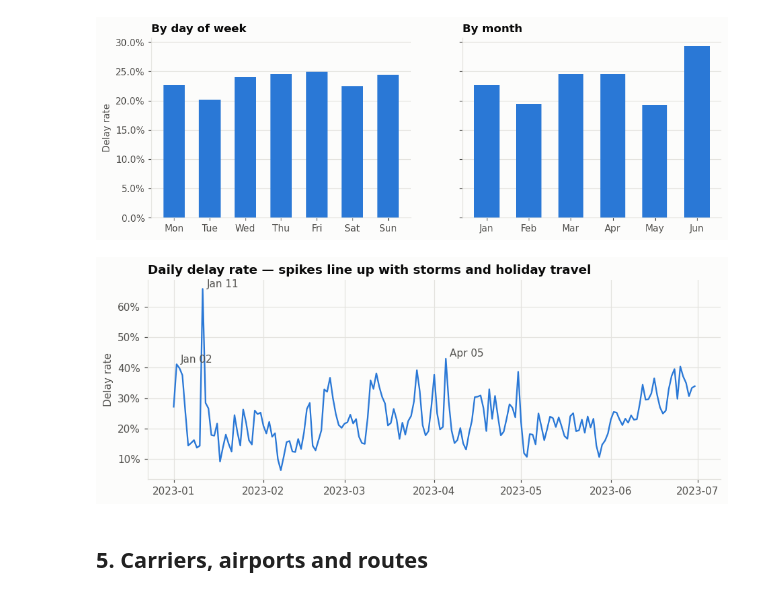
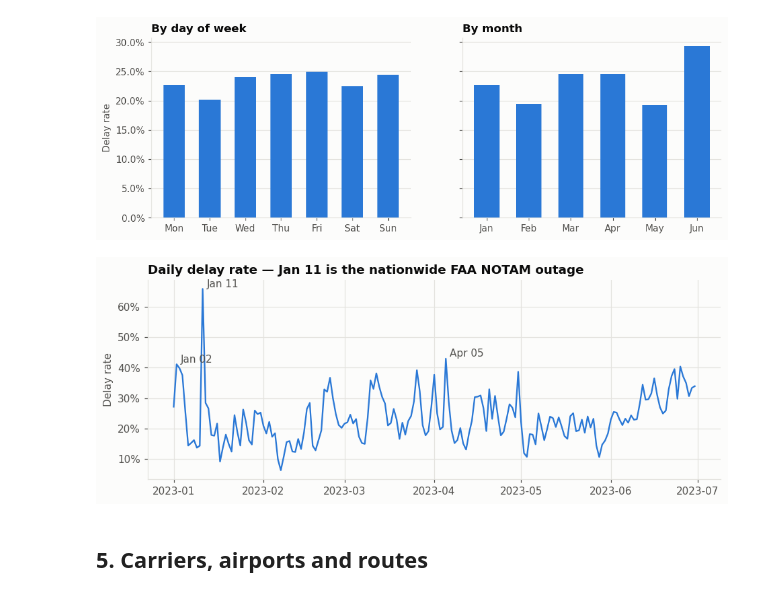
Before and after one commit to prakash-nitc/FlightDelayPrediction, a Jupyter notebook: notebooks/01_eda.ipynb, the cells around one changed output. Saved outputs shown, nothing was run; the diff lists cells and outputs as text; code cells hidden in the pictures.

```diff
--- a/notebooks/01_eda.ipynb
+++ b/notebooks/01_eda.ipynb
@@ -161,15 +161,15 @@ save(fig, 'delay_by_dow_month')
 # %%
 daily = df.groupby('flight_date')[TARGET].mean()
 fig, ax = plt.subplots(figsize=(10, 3.5))
 ax.plot(daily.index, daily.values, color=ps.BLUE, lw=1.5)
 ax.yaxis.set_major_formatter(mtick.PercentFormatter(1))
 for d, v in daily.nlargest(3).items():
     ax.annotate(d.strftime('%b %d'), (d, v), xytext=(4, 2), textcoords='offset points', color=ps.TEXT_MUTED)
-ax.set_title('Daily delay rate — spikes line up with storms and holiday travel')
+ax.set_title('Daily delay rate — Jan 11 is the nationwide FAA NOTAM outage')
 ax.set_ylabel('Delay rate')
 save(fig, 'daily_delay_rate')
 # %% [output]
-[figure, old version]
+[figure, new version]
 # %% [markdown]
 ## 5. Carriers, airports and routes
 # %%
```
Also changed, not shown: parts of 17 cells of this notebook, 9 other files.
